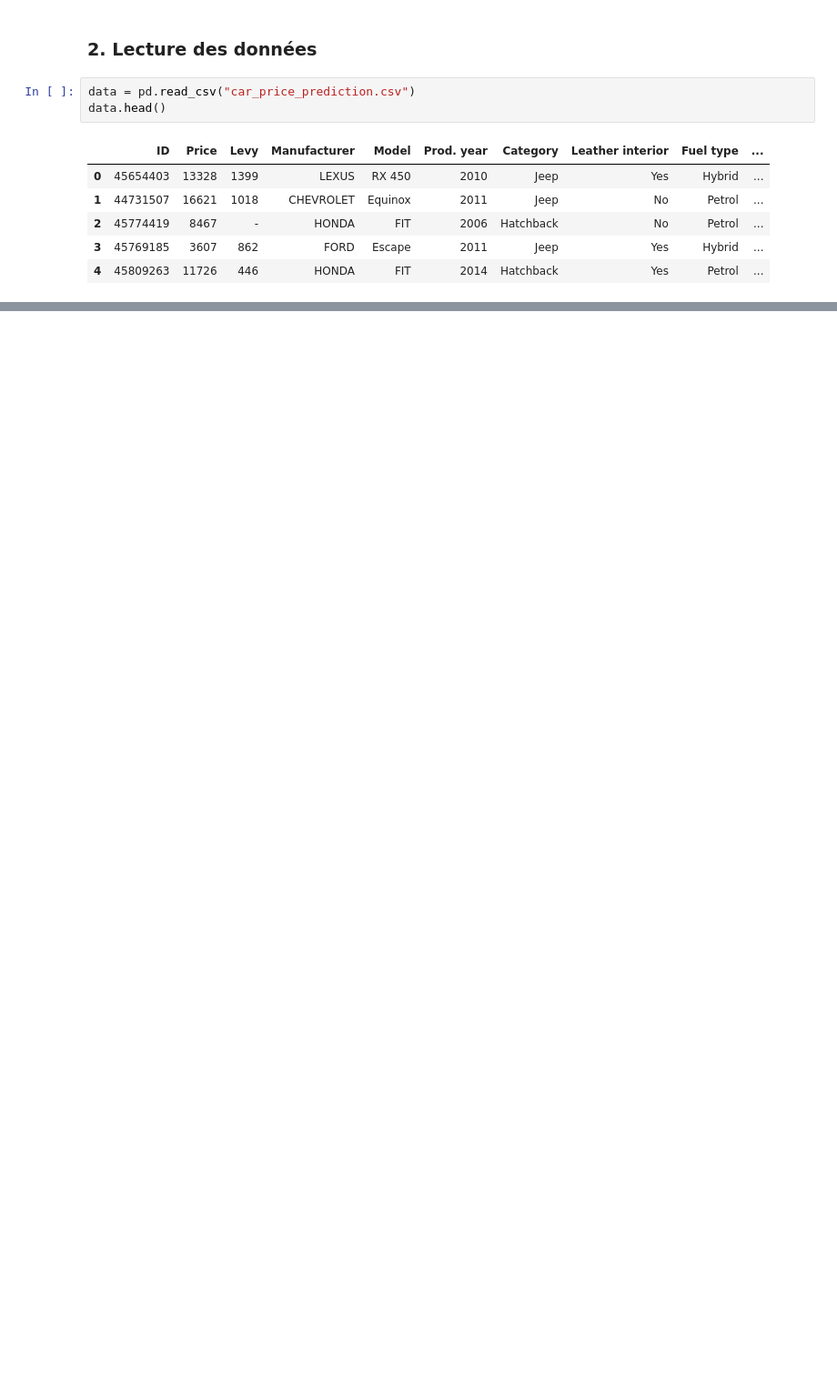
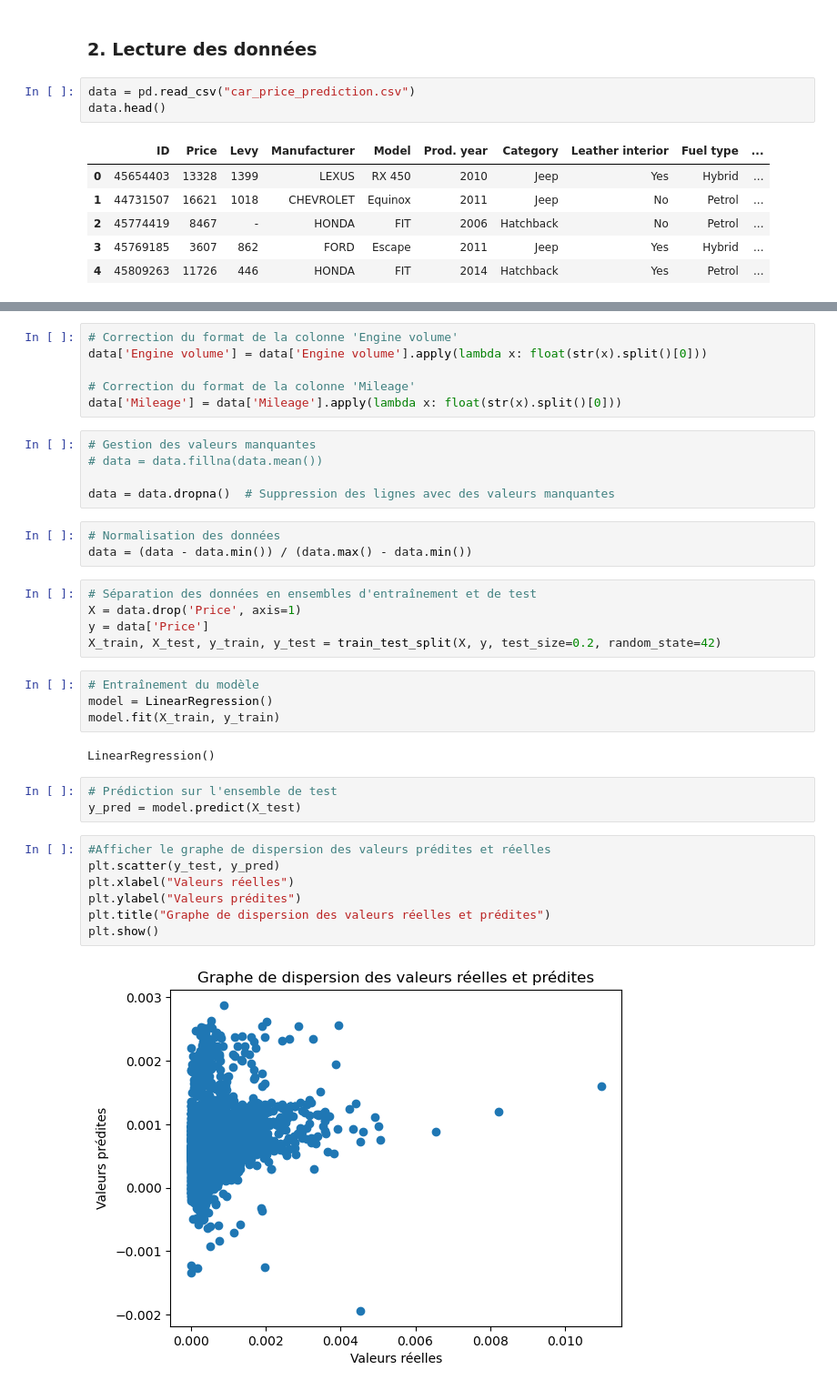
Before and after one commit to hmoustaphaousmane/cars-price-prediction, a Jupyter notebook: cars-price-prediction.ipynb, the cells around one changed output, grey strips where cells are left out. Shown: that part at 91% size. Saved outputs shown, nothing was run; the diff lists cells and outputs as text; blank space fills up the shorter version.

```diff
--- a/cars-price-prediction.ipynb
+++ b/cars-price-prediction.ipynb
@@ -25,0 +140,37 @@ data.head()
+# %%
+# Correction du format de la colonne 'Engine volume'
+data['Engine volume'] = data['Engine volume'].apply(lambda x: float(str(x).split()[0]))
+
+# Correction du format de la colonne 'Mileage'
+data['Mileage'] = data['Mileage'].apply(lambda x: float(str(x).split()[0]))
+# %%
+# Gestion des valeurs manquantes
+# data = data.fillna(data.mean())
+
+data = data.dropna()  # Suppression des lignes avec des valeurs manquantes
+# %%
+# Normalisation des données
+data = (data - data.min()) / (data.max() - data.min())
+# %%
+# Séparation des données en ensembles d'entraînement et de test
+X = data.drop('Price', axis=1)
+y = data['Price']
+X_train, X_test, y_train, y_test = train_test_split(X, y, test_size=0.2, random_state=42)
+# %%
+# Entraînement du modèle
+model = LinearRegression()
+model.fit(X_train, y_train)
+# %% [output]
+LinearRegression()
+# %%
+# Prédiction sur l'ensemble de test
+y_pred = model.predict(X_test)
+# %%
+#Afficher le graphe de dispersion des valeurs prédites et réelles
+plt.scatter(y_test, y_pred)
+plt.xlabel("Valeurs réelles")
+plt.ylabel("Valeurs prédites")
+plt.title("Graphe de dispersion des valeurs réelles et prédites")
+plt.show()
+# %% [output]
+[figure, added]
```
Also changed, not shown: parts of 11 cells of this notebook.
